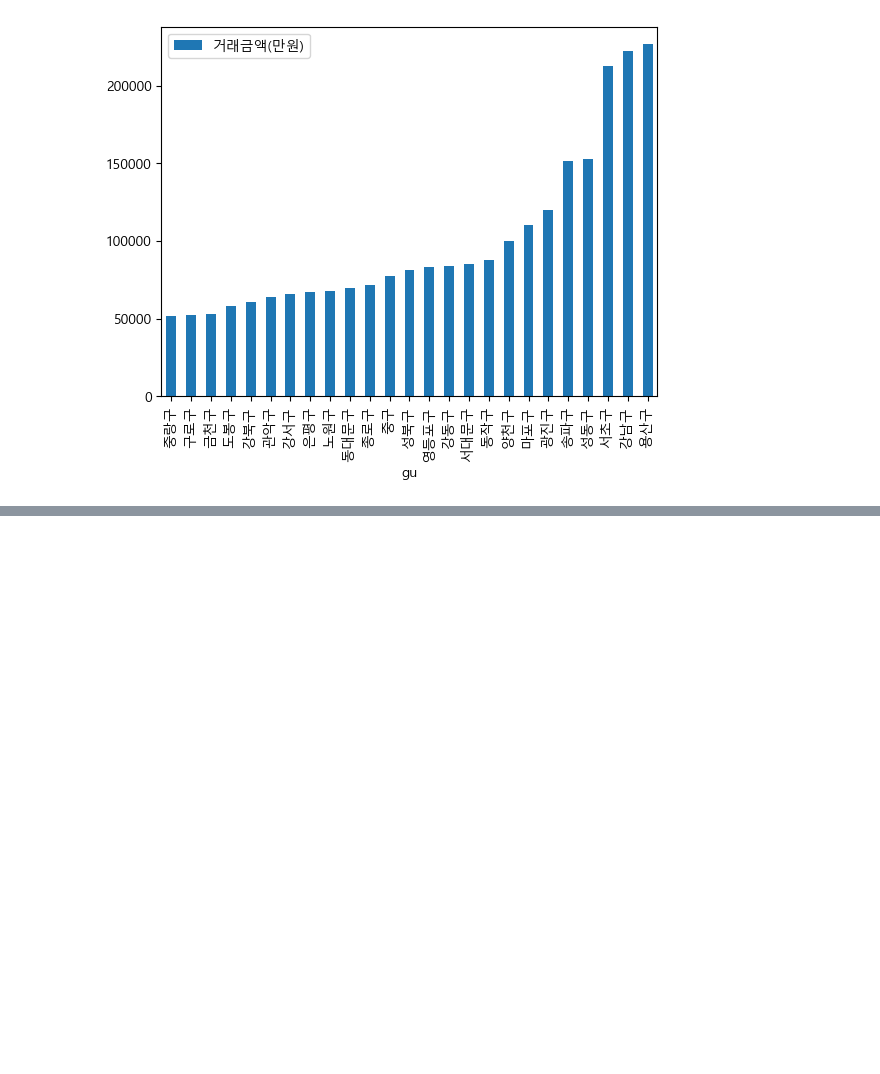
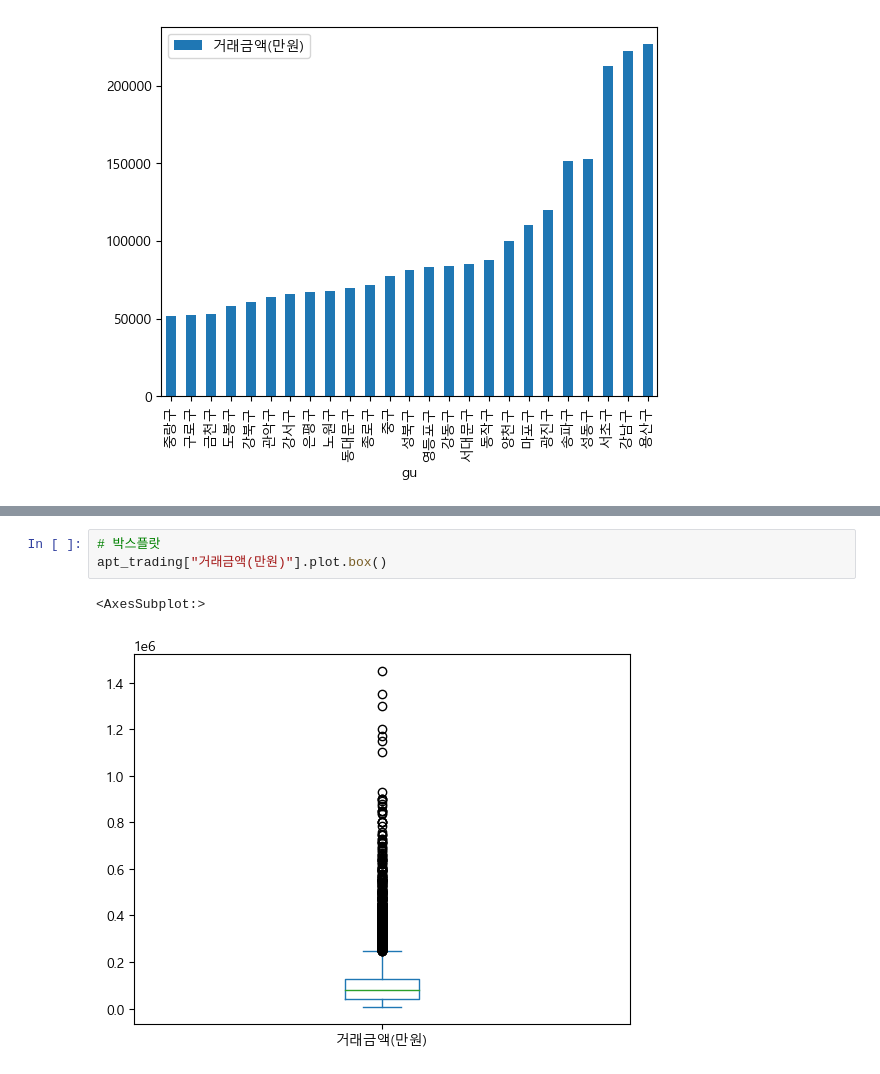
Before and after one commit to KimYounghwan/seongsu_neo_bns, a Jupyter notebook: 아파트 실거래가 분석.ipynb, the cells around one changed output, grey strips where cells are left out. Drawn from its saved outputs; the diff is of its cells as text; blank space fills up the shorter version.

```diff
--- a/아파트 실거래가 분석.ipynb
+++ b/아파트 실거래가 분석.ipynb
@@ -182,0 +221,6 @@ plt.ylim(0, 12)
+# %%
+# 박스플랏
+apt_trading["거래금액(만원)"].plot.box()
+# %% [output]
+<AxesSubplot:>
+[figure, added]
```
Also changed, not shown: parts of 8 cells of this notebook.
